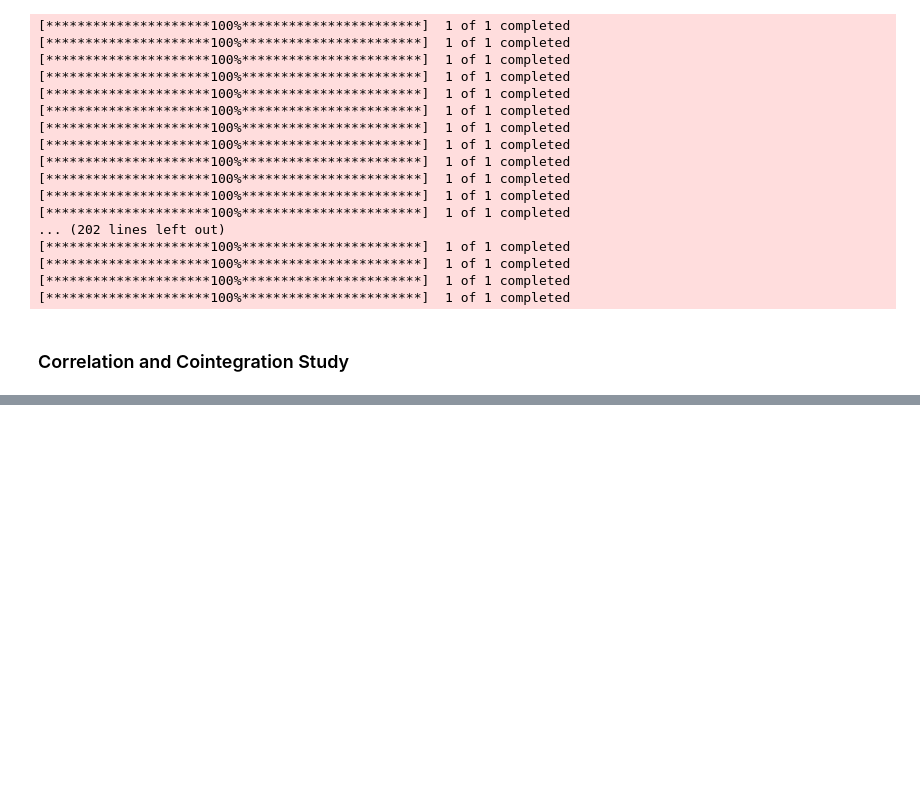
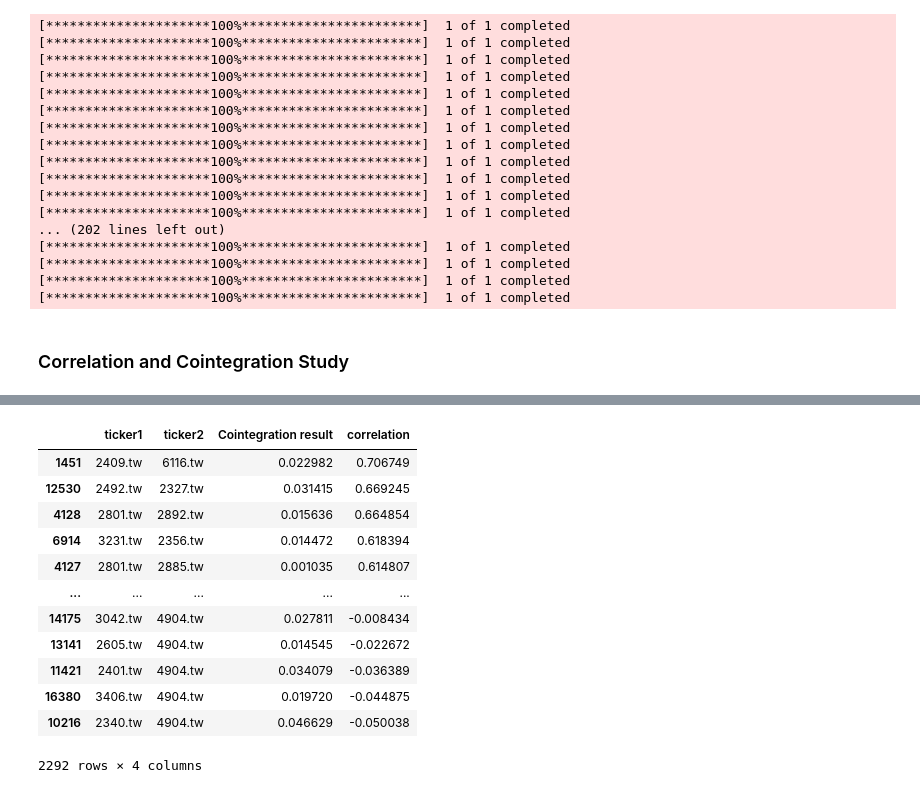
Before and after one commit to Searchideas/Pair_trading, a Jupyter notebook: Personal Research/Untitled.ipynb, the cells around one changed output, grey strips where cells are left out. Drawn from its saved outputs; the diff is of its cells as text; code cells hidden in the pictures; blank space fills up the shorter version.

```diff
--- a/Personal Research/Untitled.ipynb
+++ b/Personal Research/Untitled.ipynb
@@ -102,0 +123,16 @@ Correlation
+# %%
+table[(table['Cointegration result'] < 0.05)].sort_values(by=['correlation','Cointegration result'],ascending =[False,True])
+# %% [output]
+|  | ticker1 | ticker2 | Cointegration result | correlation |
+| 1451 | 2409.tw | 6116.tw | 0.022982 | 0.706749 |
+| 12530 | 2492.tw | 2327.tw | 0.031415 | 0.669245 |
+| 4128 | 2801.tw | 2892.tw | 0.015636 | 0.664854 |
+| 6914 | 3231.tw | 2356.tw | 0.014472 | 0.618394 |
+| 4127 | 2801.tw | 2885.tw | 0.001035 | 0.614807 |
+| ... | ... | ... | ... | ... |
+| 14175 | 3042.tw | 4904.tw | 0.027811 | -0.008434 |
+| 13141 | 2605.tw | 4904.tw | 0.014545 | -0.022672 |
+| 11421 | 2401.tw | 4904.tw | 0.034079 | -0.036389 |
+| 16380 | 3406.tw | 4904.tw | 0.019720 | -0.044875 |
+| 10216 | 2340.tw | 4904.tw | 0.046629 | -0.050038 |
+2292 rows × 4 columns
```
Also changed, not shown: parts of 11 cells of this notebook, 1 other file.
